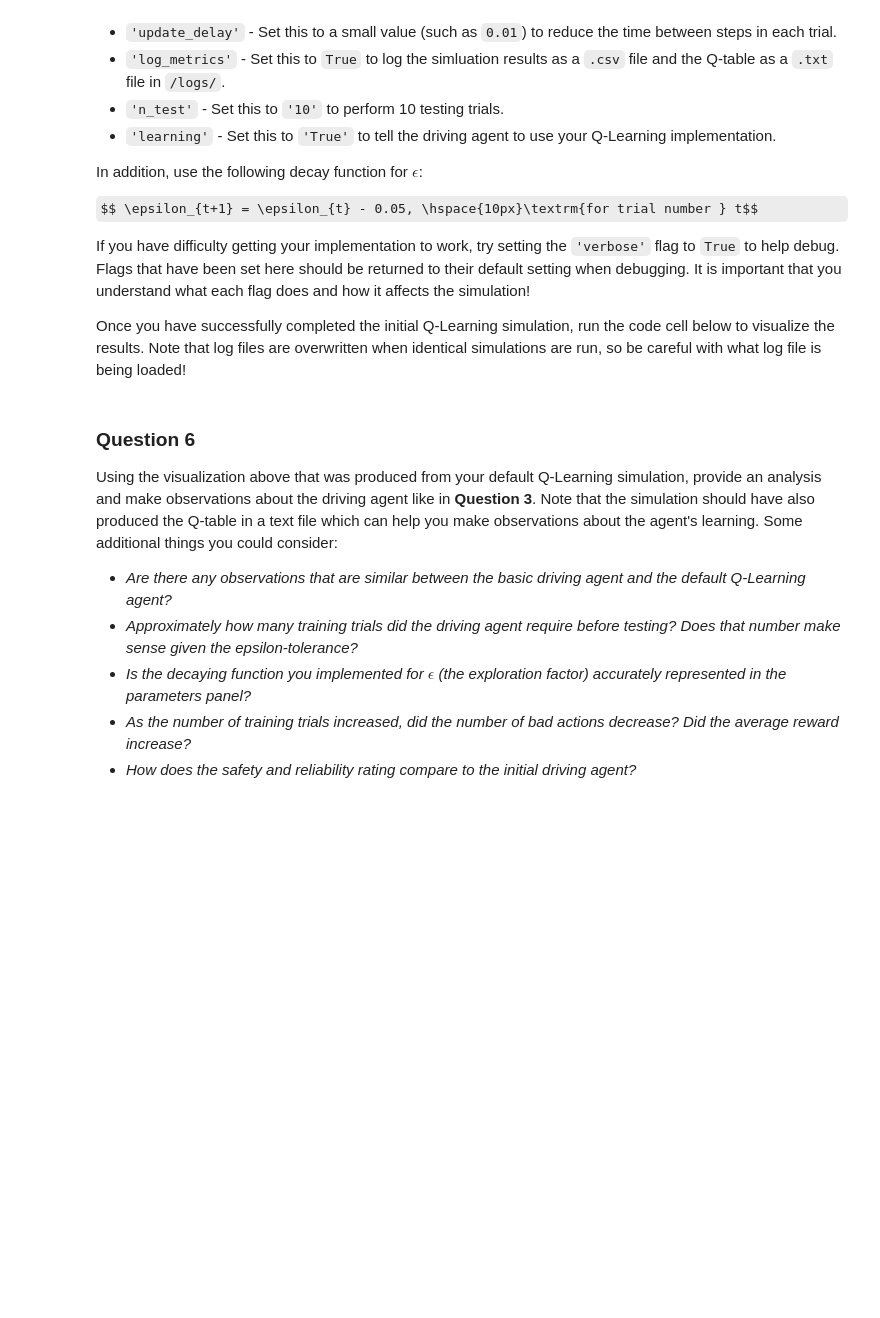
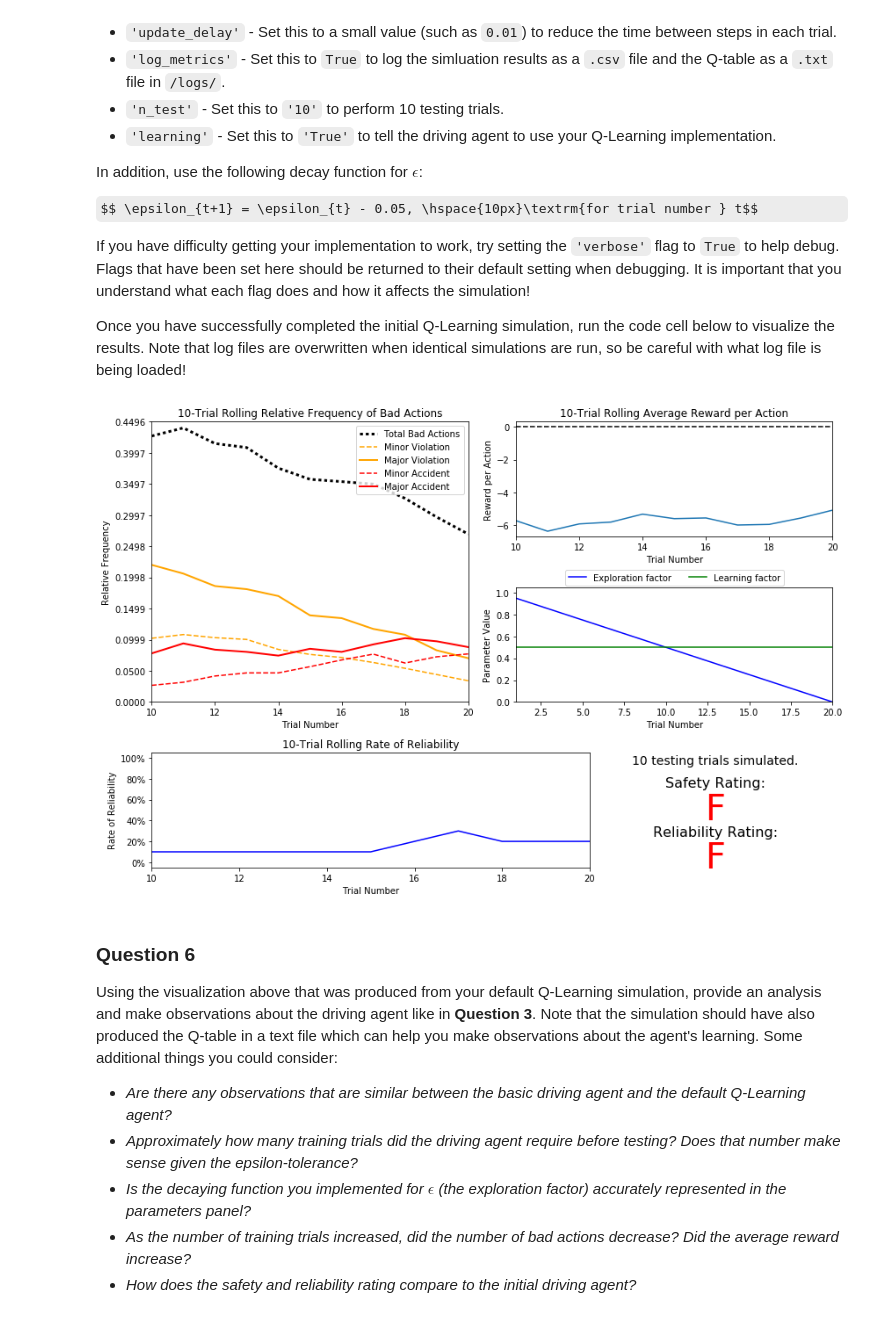
Before and after one commit to skamkar/joyride, a Jupyter notebook: smartcab.ipynb, the cells around one changed output. Cells and saved outputs as stored; diff of their text form; code cells hidden in the pictures; some formulas as TeX source; blank space fills up the shorter version.

```diff
--- a/smartcab.ipynb
+++ b/smartcab.ipynb
@@ -211,7 +218,9 @@ If you have difficulty getting your implementation to work, try setting the `'ve
 Once you have successfully completed the initial Q-Learning simulation, run the code cell below to visualize the results. Note that log files are overwritten when identical simulations are run, so be careful with what log file is being loaded!
 # %%
 # Load the 'sim_default-learning' file from the default Q-Learning simulation
-vs.plot_trials('sim_default-learning.csv')
+vs.plot_trials('../logs-snapshots/sim_default-learning.csv')
+# %% [output]
+[figure, added]
 # %% [markdown]
 ### Question 6
 Using the visualization above that was produced from your default Q-Learning simulation, provide an analysis and make observations about the driving agent like in **Question 3**. Note that the simulation should have also produced the Q-table in a text file which can help you make observations about the agent's learning. Some additional things you could consider:
```
Also changed, not shown: parts of 2 cells of this notebook, 2 other files.
